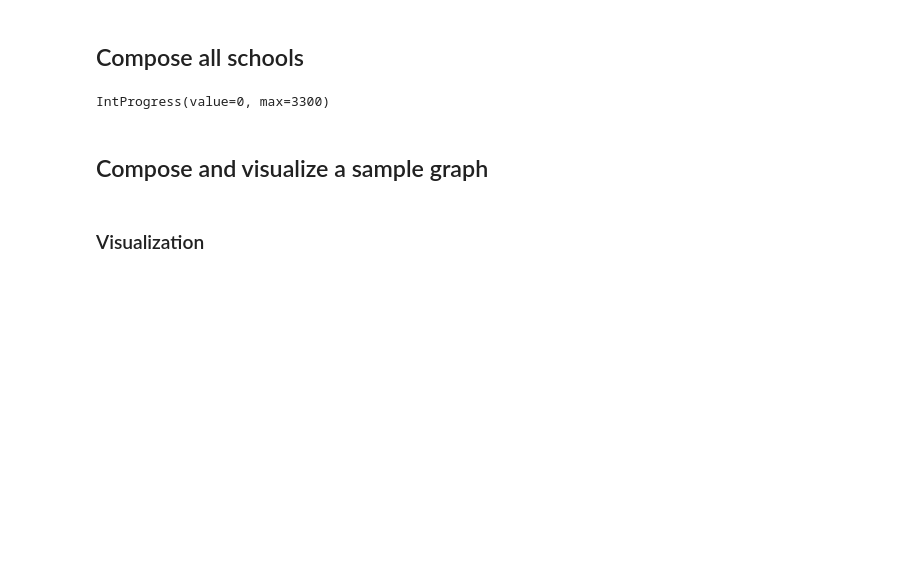
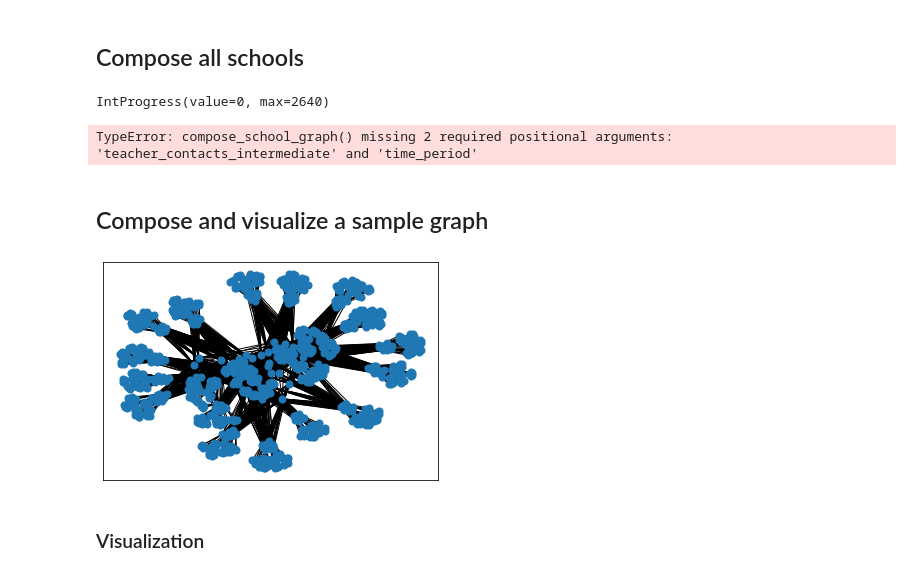
Before and after one commit to JanaLasser/agent_based_COVID_SEIRX, a Jupyter notebook: school/construct_school_network.ipynb, the cells around one changed output. Cells and saved outputs as stored; diff of their text form; code cells hidden in the pictures; blank space fills up the shorter version.

Commit message:
development of code for realistic households

```diff
--- a/school/construct_school_network.ipynb
+++ b/school/construct_school_network.ipynb
@@ -90,8 +147,6 @@ f = IntProgress(min=0, max=len(school_types) * len(class_sizes) \
 display(f)
 c=0 # counter for progress bar
 
-# number of teaching units / day
-N_hours = 8
 # number of inter-class contacts for neighboring classes:
 # as each class has cross_class_contacts to each of it's N_close_classes
 # neighbours, the total number of inter-class contacts between each pair of
@@ -113,7 +168,9 @@ for school_type in school_types:
                 try:
                     G, schedule = csn.compose_school_graph(school_type,
                         N_classes, class_size, N_floors,age_bracket,
-                        family_sizes, N_hours, cross_class_contacts)
+                        family_sizes, N_hours, cross_class_contacts,
+                        'post_lockdown')
+
                     nx.readwrite.gpickle.write_gpickle(G, \
                     '../data/school/networks/{}.gpickle'.format(school_name))
 
@@ -130,18 +187,19 @@ for school_type in school_types:
                 except AssertionError:
                     pass
 # %% [output]
-IntProgress(value=0, max=3300)
+IntProgress(value=0, max=2640)
+TypeError: compose_school_graph() missing 2 required positional arguments: 'teacher_contacts_intermediate' and 'time_period'
 # %% [markdown]
 ## Compose and visualize a sample graph
 # %%
 # number of students in a class
-class_size = 20
+class_size = 10
 # number of classes in a school
-N_classes = 4
+N_classes = 20
 # architecture
 N_floors = 1
 # school type
-school_type = 'volksschule'
+school_type = 'primary'
 age_bracket = age_brackets[school_type]
 # %%
 reload(csn)
@@ -152,23 +210,46 @@ N_hours = 8
 # as each class has cross_class_contacts to each of it's N_close_classes
 # neighbours, the total number of inter-class contacts between each pair of
 # neighboring classes is X*Y
-cross_class_contacts = 0
+N_cross_class_contacts = 0
+# number of other teachers each teacher has fleeting contact with every day
+N_teacher_contacts_far = 10
+# number of teachers a teacher has intermediate contacts with every day
+N_teacher_contacts_intermediate = 2
+# if time-period == 'calibration', networks without household-members are generated
+# if time-period == 'post-lockdown', networks with post-lockdown contact
+# configurations (i.e. student close contacts only to table neighbours) are
+# generated
+time_period = 'calibration'
 
-G, schedule = csn.compose_school_graph(school_type, N_classes,\
-                        class_size, N_floors, age_bracket, family_sizes,
-                        N_hours, cross_class_contacts)
+G, schedule = csn.compose_school_graph(school_type, N_classes, class_size,
+        N_floors, age_bracket, family_sizes, N_hours, N_cross_class_contacts,
+        N_teacher_contacts_far, N_teacher_contacts_intermediate, 'calibration')
 
-school_name = '{}_classes-{}_students-{}_floors-{}'\
-    .format(school_type, N_classes, class_size, N_floors)
-nx.readwrite.gpickle.write_gpickle(G, '../data/school/networks/{}.gpickle'.format(school_name))
+#school_name = '{}_classes-{}_students-{}_floors-{}'\
+#    .format(school_type, N_classes, class_size, N_floors)
+school_name = 'test_volksschule'
+
+nx.readwrite.gpickle.write_gpickle(G, '../data/school/{}.gpickle'.format(school_name))
 
 node_list = csn.get_node_list(G)
-node_list.to_csv('../data/school/node_lists/{}_node_list.csv'
+node_list.to_csv('../data/school/{}_node_list.csv'
                     .format(school_name), index=False)
 
 schedule = csn.get_schedule(schedule)
-schedule.to_csv('../data/school/schedules/{}_schedule.csv'
+schedule.to_csv('../data/school/{}_schedule.csv'
                     .format(school_name), index=False)
+# %%
+infection_risk_contact_type_weights={
+            'very_far': 0.1, 'far': 0.1, 'intermediate': 5, 'close': 3}
+
+for e in G.edges(data=True):
+    G[e[0]][e[1]]['weight'] = infection_risk_contact_type_weights\
+        [G[e[0]][e[1]]['contact_type']]
+
+pos = nx.spring_layout(G)
+nx.draw_networkx(G, pos, node_size=50, with_labels=False)
+# %% [output]
+[figure, added]
 # %% [markdown]
 ### Visualization
 # %% [markdown]
```
Also changed, not shown: parts of 30 cells of this notebook.
